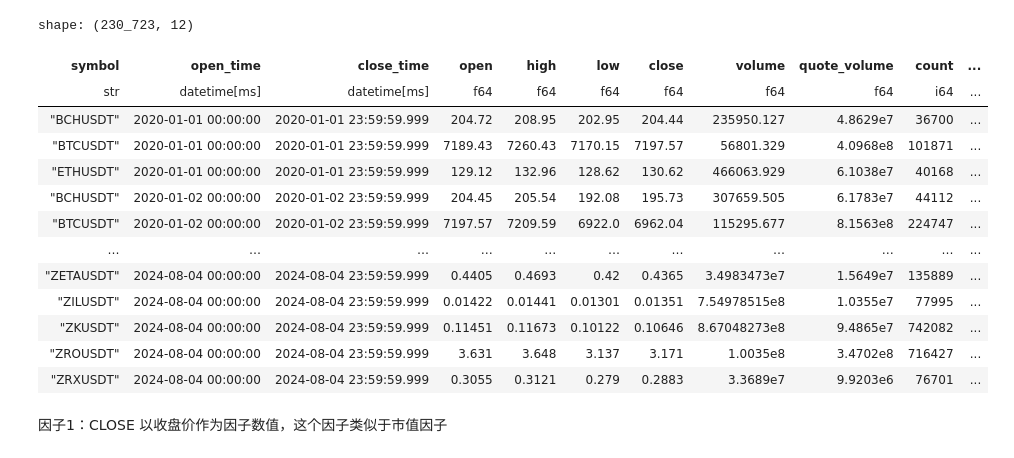
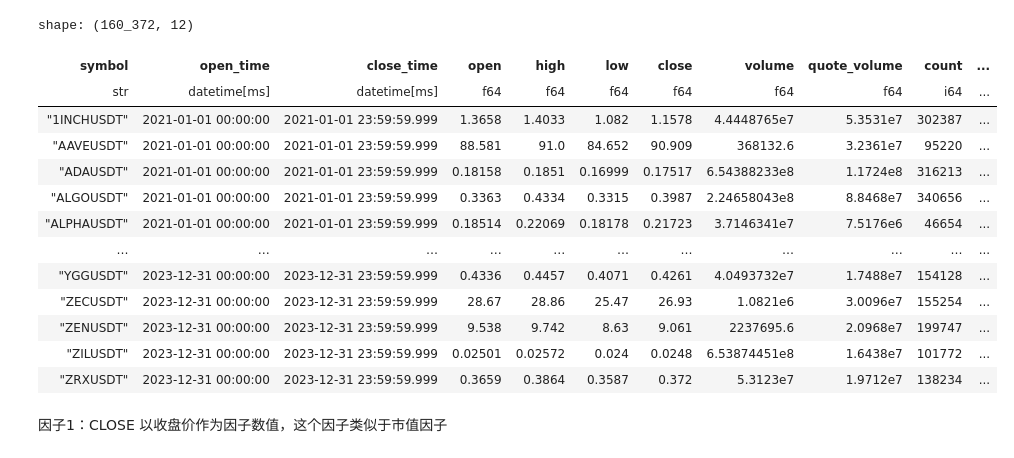
Before and after one commit to piiswrong/riskmatrix, a Jupyter notebook: scratch/Single_Factor_Test.ipynb, the cells around one changed output. Drawn from its saved outputs; the diff is of its cells as text; code cells hidden in the pictures.

```diff
--- a/scratch/Single_Factor_Test.ipynb
+++ b/scratch/Single_Factor_Test.ipynb
@@ -15,24 +15,25 @@ result_hour = pl.read_parquet('./kline_1d_df.parquet')
 result_hour = result_hour.sort('open_time','jj_code')
 result_hour = result_hour.rename({"jj_code": "symbol"})
 # %%
+result_hour = result_hour.filter((pl.col("open_time") >= pl.date(2021, 1, 1)) & (pl.col("open_time") < pl.date(2024, 1, 1)))
 result_hour = result_hour.sort('close_time', 'symbol')
 # result_hour = result_hour.sort('symbol', 'close_time')
 result_hour
 # %% [output]
-shape: (230_723, 12)
+shape: (160_372, 12)
 | symbol | open_time | close_time | open | high | low | close | volume | quote_volume | count | ... |
 | str | datetime[ms] | datetime[ms] | f64 | f64 | f64 | f64 | f64 | f64 | i64 | ... |
-| "BCHUSDT" | 2020-01-01 00:00:00 | 2020-01-01 23:59:59.999 | 204.72 | 208.95 | 202.95 | 204.44 | 235950.127 | 4.8629e7 | 36700 | ... |
-| "BTCUSDT" | 2020-01-01 00:00:00 | 2020-01-01 23:59:59.999 | 7189.43 | 7260.43 | 7170.15 | 7197.57 | 56801.329 | 4.0968e8 | 101871 | ... |
-| "ETHUSDT" | 2020-01-01 00:00:00 | 2020-01-01 23:59:59.999 | 129.12 | 132.96 | 128.62 | 130.62 | 466063.929 | 6.1038e7 | 40168 | ... |
-| "BCHUSDT" | 2020-01-02 00:00:00 | 2020-01-02 23:59:59.999 | 204.45 | 205.54 | 192.08 | 195.73 | 307659.505 | 6.1783e7 | 44112 | ... |
-| "BTCUSDT" | 2020-01-02 00:00:00 | 2020-01-02 23:59:59.999 | 7197.57 | 7209.59 | 6922.0 | 6962.04 | 115295.677 | 8.1563e8 | 224747 | ... |
+| "1INCHUSDT" | 2021-01-01 00:00:00 | 2021-01-01 23:59:59.999 | 1.3658 | 1.4033 | 1.082 | 1.1578 | 4.4448765e7 | 5.3531e7 | 302387 | ... |
+| "AAVEUSDT" | 2021-01-01 00:00:00 | 2021-01-01 23:59:59.999 | 88.581 | 91.0 | 84.652 | 90.909 | 368132.6 | 3.2361e7 | 95220 | ... |
+| "ADAUSDT" | 2021-01-01 00:00:00 | 2021-01-01 23:59:59.999 | 0.18158 | 0.1851 | 0.16999 | 0.17517 | 6.54388233e8 | 1.1724e8 | 316213 | ... |
+| "ALGOUSDT" | 2021-01-01 00:00:00 | 2021-01-01 23:59:59.999 | 0.3363 | 0.4334 | 0.3315 | 0.3987 | 2.24658043e8 | 8.8468e7 | 340656 | ... |
+| "ALPHAUSDT" | 2021-01-01 00:00:00 | 2021-01-01 23:59:59.999 | 0.18514 | 0.22069 | 0.18178 | 0.21723 | 3.7146341e7 | 7.5176e6 | 46654 | ... |
 | … | … | … | … | … | … | … | … | … | … | ... |
-| "ZETAUSDT" | 2024-08-04 00:00:00 | 2024-08-04 23:59:59.999 | 0.4405 | 0.4693 | 0.42 | 0.4365 | 3.4983473e7 | 1.5649e7 | 135889 | ... |
-| "ZILUSDT" | 2024-08-04 00:00:00 | 2024-08-04 23:59:59.999 | 0.01422 | 0.01441 | 0.01301 | 0.01351 | 7.54978515e8 | 1.0355e7 | 77995 | ... |
-| "ZKUSDT" | 2024-08-04 00:00:00 | 2024-08-04 23:59:59.999 | 0.11451 | 0.11673 | 0.10122 | 0.10646 | 8.67048273e8 | 9.4865e7 | 742082 | ... |
-| "ZROUSDT" | 2024-08-04 00:00:00 | 2024-08-04 23:59:59.999 | 3.631 | 3.648 | 3.137 | 3.171 | 1.0035e8 | 3.4702e8 | 716427 | ... |
-| "ZRXUSDT" | 2024-08-04 00:00:00 | 2024-08-04 23:59:59.999 | 0.3055 | 0.3121 | 0.279 | 0.2883 | 3.3689e7 | 9.9203e6 | 76701 | ... |
+| "YGGUSDT" | 2023-12-31 00:00:00 | 2023-12-31 23:59:59.999 | 0.4336 | 0.4457 | 0.4071 | 0.4261 | 4.0493732e7 | 1.7488e7 | 154128 | ... |
+| "ZECUSDT" | 2023-12-31 00:00:00 | 2023-12-31 23:59:59.999 | 28.67 | 28.86 | 25.47 | 26.93 | 1.0821e6 | 3.0096e7 | 155254 | ... |
+| "ZENUSDT" | 2023-12-31 00:00:00 | 2023-12-31 23:59:59.999 | 9.538 | 9.742 | 8.63 | 9.061 | 2237695.6 | 2.0968e7 | 199747 | ... |
+| "ZILUSDT" | 2023-12-31 00:00:00 | 2023-12-31 23:59:59.999 | 0.02501 | 0.02572 | 0.024 | 0.0248 | 6.53874451e8 | 1.6438e7 | 101772 | ... |
+| "ZRXUSDT" | 2023-12-31 00:00:00 | 2023-12-31 23:59:59.999 | 0.3659 | 0.3864 | 0.3587 | 0.372 | 5.3123e7 | 1.9712e7 | 138234 | ... |
 # %%
 factors = result_hour.with_columns(
     ((pl.col('close') - pl.col('close').shift(1))/pl.col('close').shift(1)).over('symbol').alias('ret')
```
Also changed, not shown: parts of 3 cells of this notebook, 1 other file.
